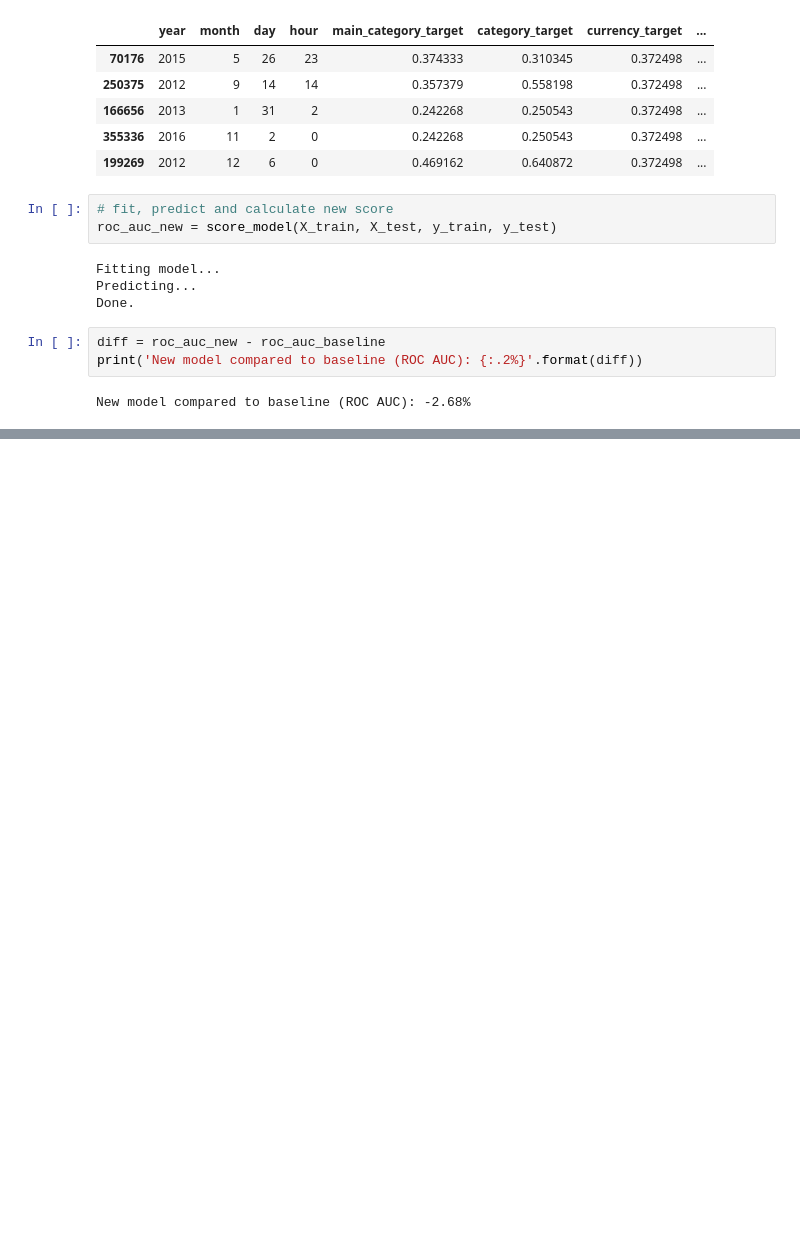
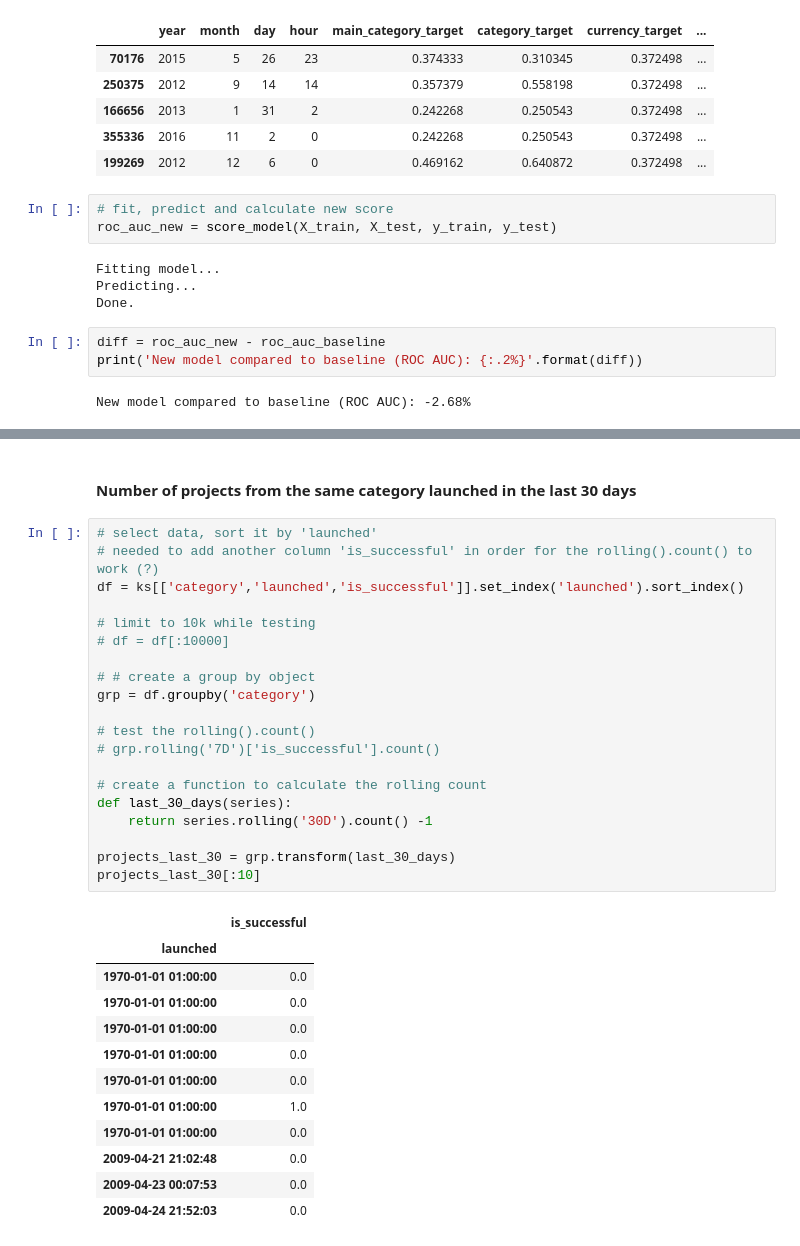
Before and after one commit to celeryexchange/kickstarter-kaggle-tutorial, a Jupyter notebook: notebooks/mj-01-kickstarter.ipynb, the cells around one changed output, grey strips where cells are left out. Saved outputs shown, nothing was run; the diff lists cells and outputs as text; blank space fills up the shorter version.

```diff
--- a/notebooks/mj-01-kickstarter.ipynb
+++ b/notebooks/mj-01-kickstarter.ipynb
@@ -440,0 +634,35 @@ New model compared to baseline (ROC AUC): -2.68%
+# %% [markdown]
+#### Number of projects from the same category launched in the last 30 days
+# %%
+# select data, sort it by 'launched'
+# needed to add another column 'is_successful' in order for the rolling().count() to work (?)
+df = ks[['category','launched','is_successful']].set_index('launched').sort_index()
+
+# limit to 10k while testing
+# df = df[:10000]
+
+# # create a group by object
+grp = df.groupby('category')
+
+# test the rolling().count()
+# grp.rolling('7D')['is_successful'].count()
+
+# create a function to calculate the rolling count
+def last_30_days(series):
+    return series.rolling('30D').count() -1
+
+projects_last_30 = grp.transform(last_30_days)
+projects_last_30[:10]
+# %% [output]
+|  | is_successful |
+| launched |  |
+| 1970-01-01 01:00:00 | 0.0 |
+| 1970-01-01 01:00:00 | 0.0 |
+| 1970-01-01 01:00:00 | 0.0 |
+| 1970-01-01 01:00:00 | 0.0 |
+| 1970-01-01 01:00:00 | 0.0 |
+| 1970-01-01 01:00:00 | 1.0 |
+| 1970-01-01 01:00:00 | 0.0 |
+| 2009-04-21 21:02:48 | 0.0 |
+| 2009-04-23 00:07:53 | 0.0 |
+| 2009-04-24 21:52:03 | 0.0 |
```
Also changed, not shown: parts of 23 cells of this notebook.
